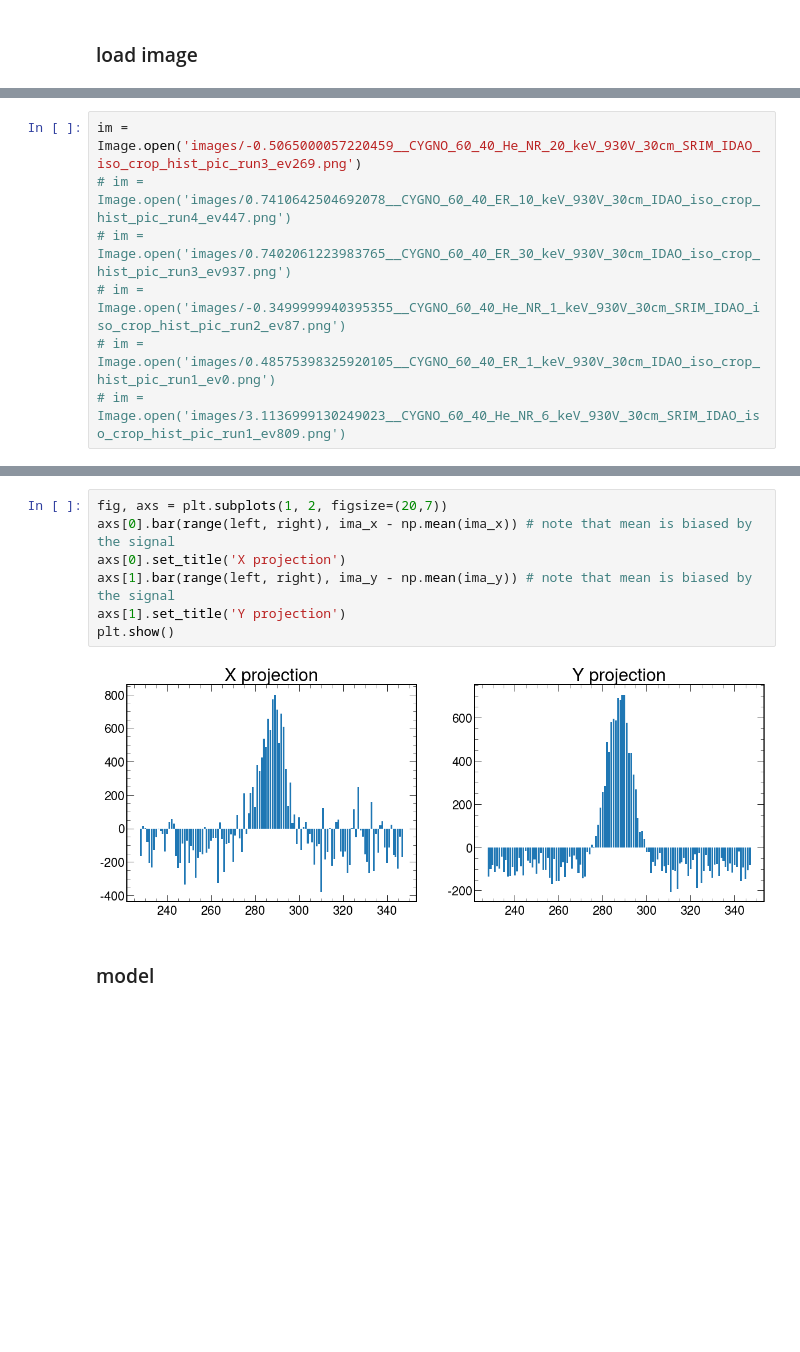
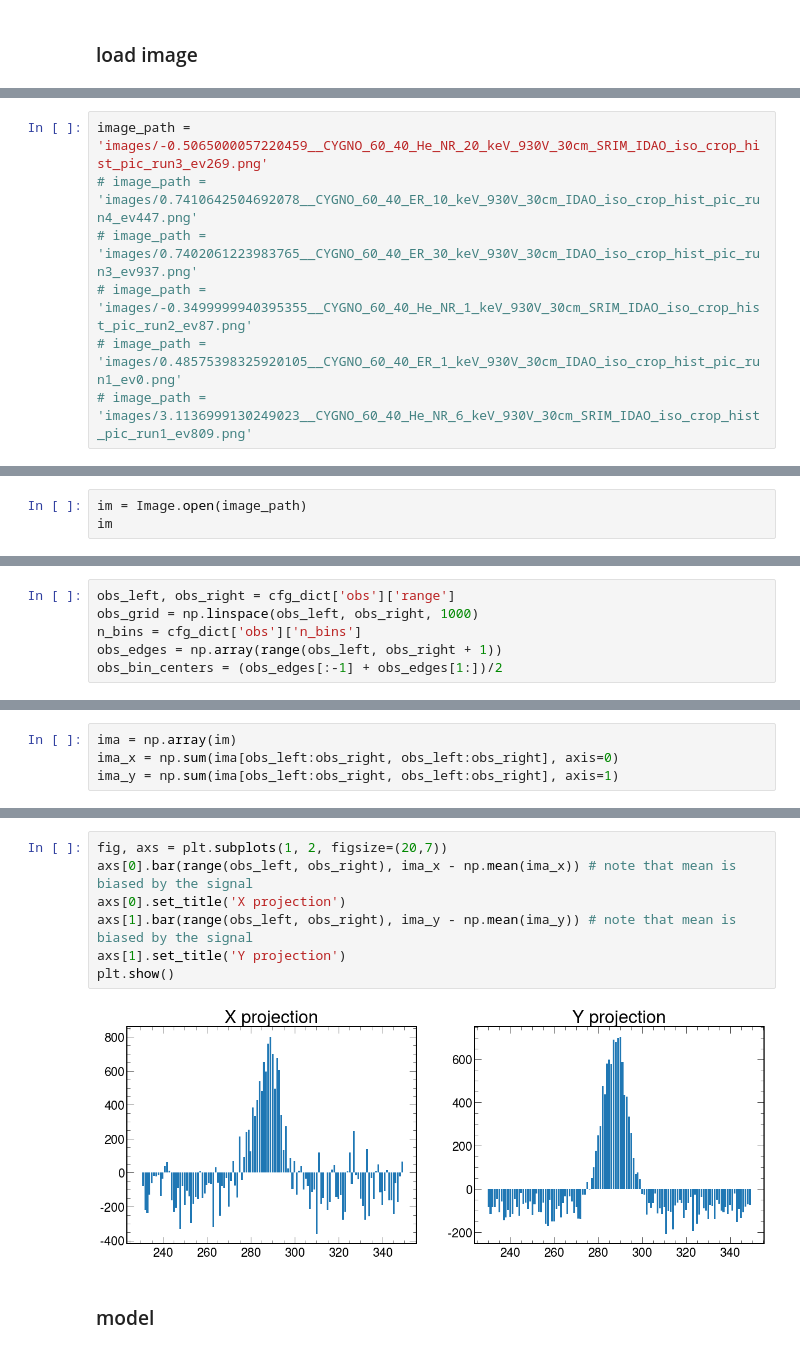
Before and after one commit to depot-hep/idao-2021, a Jupyter notebook: data_studies/fittin.ipynb, the cells around one changed output, grey strips where cells are left out. Cells and saved outputs as stored; diff of their text form; blank space fills up the shorter version.

```diff
--- a/data_studies/fittin.ipynb
+++ b/data_studies/fittin.ipynb
@@ -28,7 +22,7 @@ image_name.split('.png')[0]
 # %%
-im = Image.open('images/-0.5065000057220459__CYGNO_60_40_He_NR_20_keV_930V_30cm_SRIM_IDAO_iso_crop_hist_pic_run3_ev269.png')
-# im = Image.open('images/0.7410642504692078__CYGNO_60_40_ER_10_keV_930V_30cm_IDAO_iso_crop_hist_pic_run4_ev447.png')
-# im = Image.open('images/0.7402061223983765__CYGNO_60_40_ER_30_keV_930V_30cm_IDAO_iso_crop_hist_pic_run3_ev937.png')
-# im = Image.open('images/-0.3499999940395355__CYGNO_60_40_He_NR_1_keV_930V_30cm_SRIM_IDAO_iso_crop_hist_pic_run2_ev87.png')
-# im = Image.open('images/0.48575398325920105__CYGNO_60_40_ER_1_keV_930V_30cm_IDAO_iso_crop_hist_pic_run1_ev0.png')
-# im = Image.open('images/3.1136999130249023__CYGNO_60_40_He_NR_6_keV_930V_30cm_SRIM_IDAO_iso_crop_hist_pic_run1_ev809.png')
+image_path = 'images/-0.5065000057220459__CYGNO_60_40_He_NR_20_keV_930V_30cm_SRIM_IDAO_iso_crop_hist_pic_run3_ev269.png'
+# image_path = 'images/0.7410642504692078__CYGNO_60_40_ER_10_keV_930V_30cm_IDAO_iso_crop_hist_pic_run4_ev447.png'
+# image_path = 'images/0.7402061223983765__CYGNO_60_40_ER_30_keV_930V_30cm_IDAO_iso_crop_hist_pic_run3_ev937.png'
+# image_path = 'images/-0.3499999940395355__CYGNO_60_40_He_NR_1_keV_930V_30cm_SRIM_IDAO_iso_crop_hist_pic_run2_ev87.png'
+# image_path = 'images/0.48575398325920105__CYGNO_60_40_ER_1_keV_930V_30cm_IDAO_iso_crop_hist_pic_run1_ev0.png'
+# image_path = 'images/3.1136999130249023__CYGNO_60_40_He_NR_6_keV_930V_30cm_SRIM_IDAO_iso_crop_hist_pic_run1_ev809.png'
@@ -46,0 +29,3 @@ ima_y = np.sum(ima[left:right, left:right], axis=1)
+# %%
+im = Image.open(image_path)
+im
@@ -46,0 +34,6 @@ ima_y = np.sum(ima[left:right, left:right], axis=1)
+# %%
+obs_left, obs_right = cfg_dict['obs']['range']
+obs_grid = np.linspace(obs_left, obs_right, 1000)
+n_bins = cfg_dict['obs']['n_bins']
+obs_edges = np.array(range(obs_left, obs_right + 1))
+obs_bin_centers = (obs_edges[:-1] + obs_edges[1:])/2
@@ -47,2 +42,6 @@ ima_y = np.sum(ima[left:right, left:right], axis=1)
+# %%
+ima = np.array(im)
+ima_x = np.sum(ima[obs_left:obs_right, obs_left:obs_right], axis=0)
+ima_y = np.sum(ima[obs_left:obs_right, obs_left:obs_right], axis=1)
 # %%
 fig, axs = plt.subplots(1, 2, figsize=(20,7))
@@ -56,12 +55,12 @@ plt.show()
 # %%
 fig, axs = plt.subplots(1, 2, figsize=(20,7))
-axs[0].bar(range(left, right), ima_x - np.mean(ima_x)) # note that mean is biased by the signal
+axs[0].bar(range(obs_left, obs_right), ima_x - np.mean(ima_x)) # note that mean is biased by the signal
 axs[0].set_title('X projection')
-axs[1].bar(range(left, right), ima_y - np.mean(ima_y)) # note that mean is biased by the signal
+axs[1].bar(range(obs_left, obs_right), ima_y - np.mean(ima_y)) # note that mean is biased by the signal
 axs[1].set_title('Y projection')
 plt.show()
 # %% [output]
-[figure, old version]
+[figure, new version]
 # %% [markdown]
 ### model
 # %%
```
Also changed, not shown: parts of 48 cells of this notebook.
